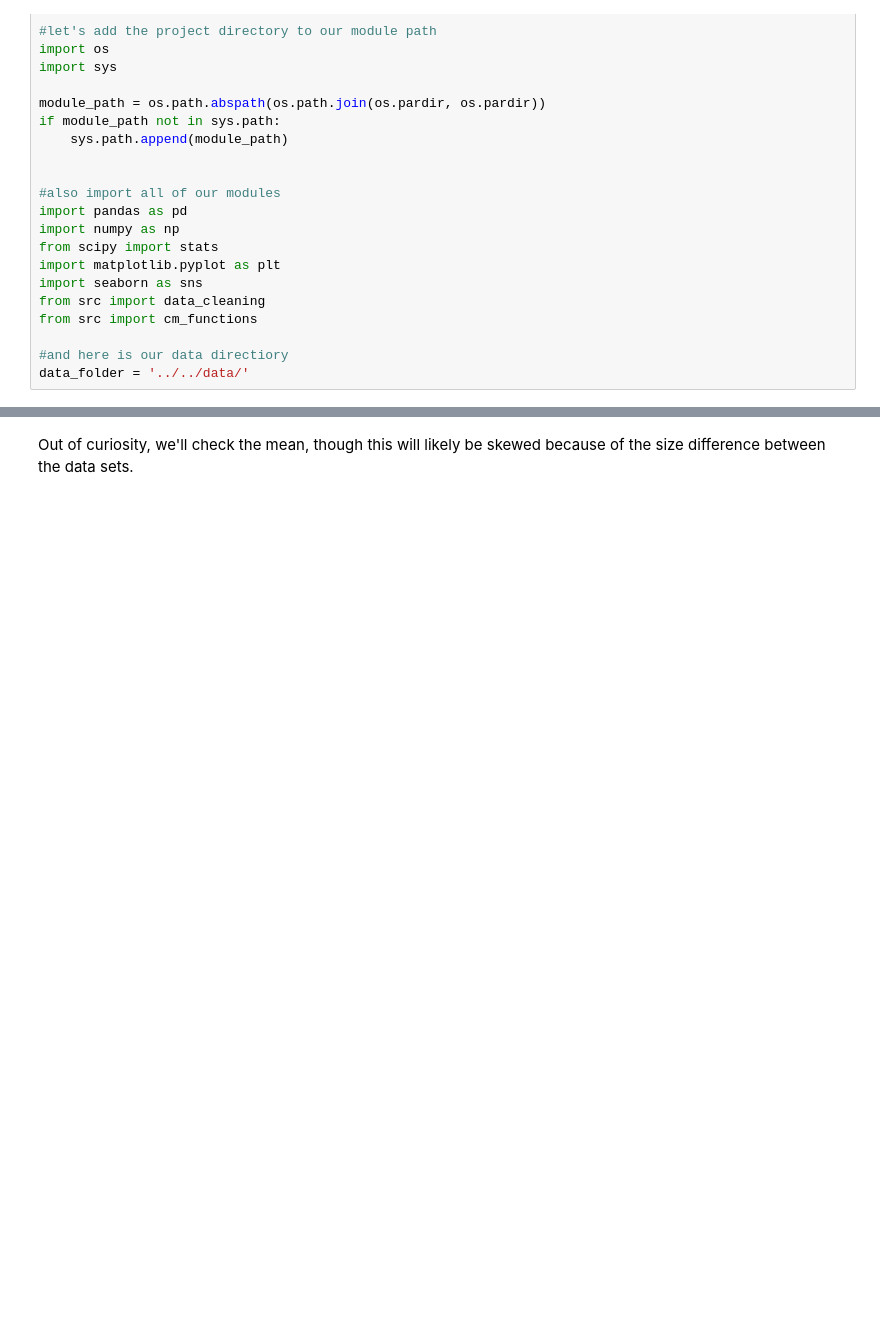
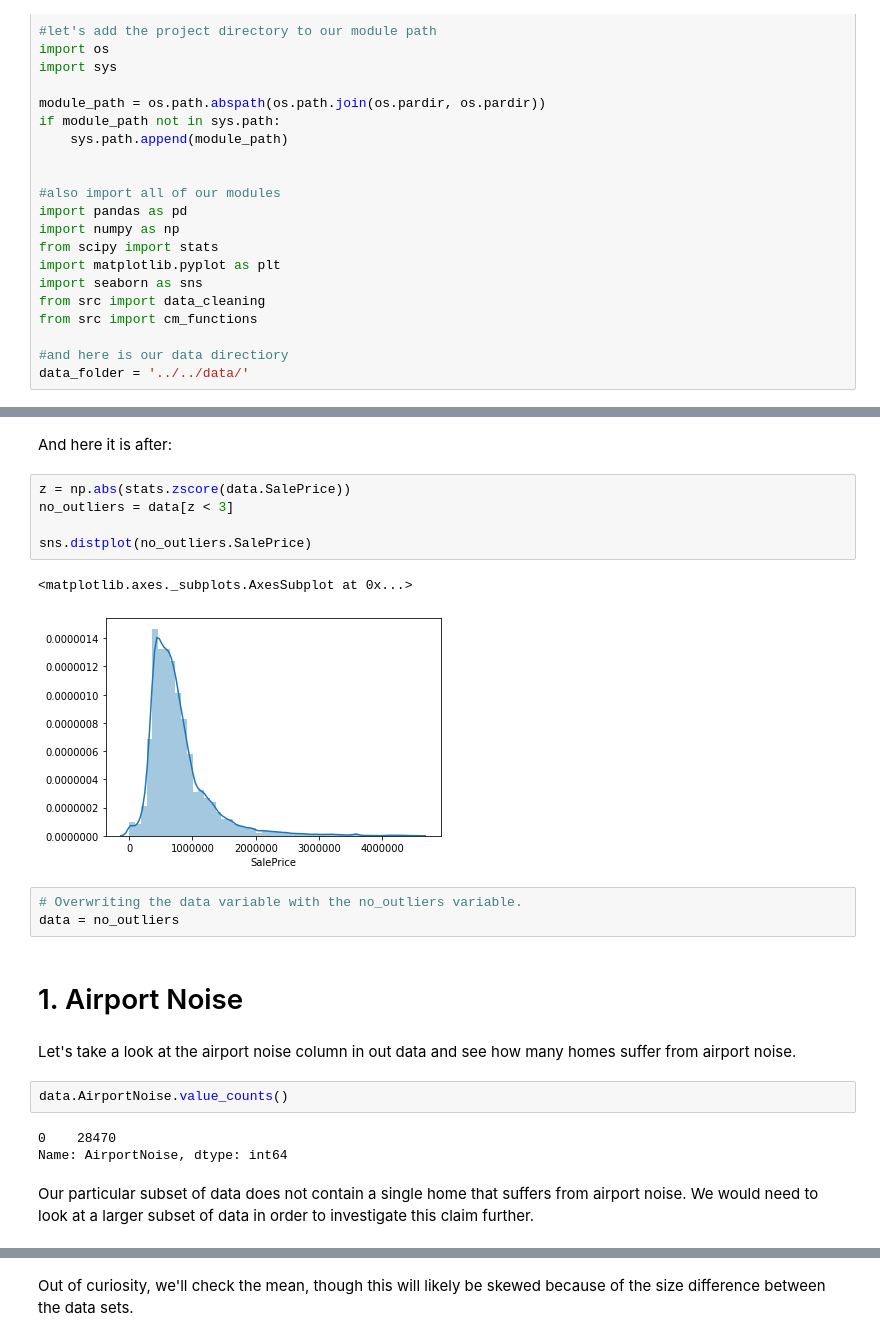
Before and after one commit to chum46/housing_sales_king_county, a Jupyter notebook: notebooks/exploratory/03_mef_noise_correlation.ipynb, the cells around one changed output, grey strips where cells are left out. Saved outputs shown, nothing was run; the diff lists cells and outputs as text; blank space fills up the shorter version.

```diff
--- a/notebooks/exploratory/03_mef_noise_correlation.ipynb
+++ b/notebooks/exploratory/03_mef_noise_correlation.ipynb
@@ -113,0 +69,24 @@ sns.barplot(x=['Homes w/ No Traffic Noise', 'Homes w/ Traffic Noise'],y=[no_tr_m
+# %% [markdown]
+And here it is after:
+# %%
+z = np.abs(stats.zscore(data.SalePrice))
+no_outliers = data[z < 3]
+
+sns.distplot(no_outliers.SalePrice)
+# %% [output]
+<matplotlib.axes._subplots.AxesSubplot at 0x...>
+[figure, added]
+# %%
+# Overwriting the data variable with the no_outliers variable.
+data = no_outliers
+# %% [markdown]
+# 1. Airport Noise
+# %% [markdown]
+Let's take a look at the airport noise column in out data and see how many homes suffer from airport noise.
+# %%
+data.AirportNoise.value_counts()
+# %% [output]
+0    28470
+Name: AirportNoise, dtype: int64
+# %% [markdown]
+Our particular subset of data does not contain a single home that suffers from airport noise. We would need to look at a larger subset of data in order to investigate this claim further.
```
Also changed, not shown: parts of 136 cells of this notebook, 2 other files.
